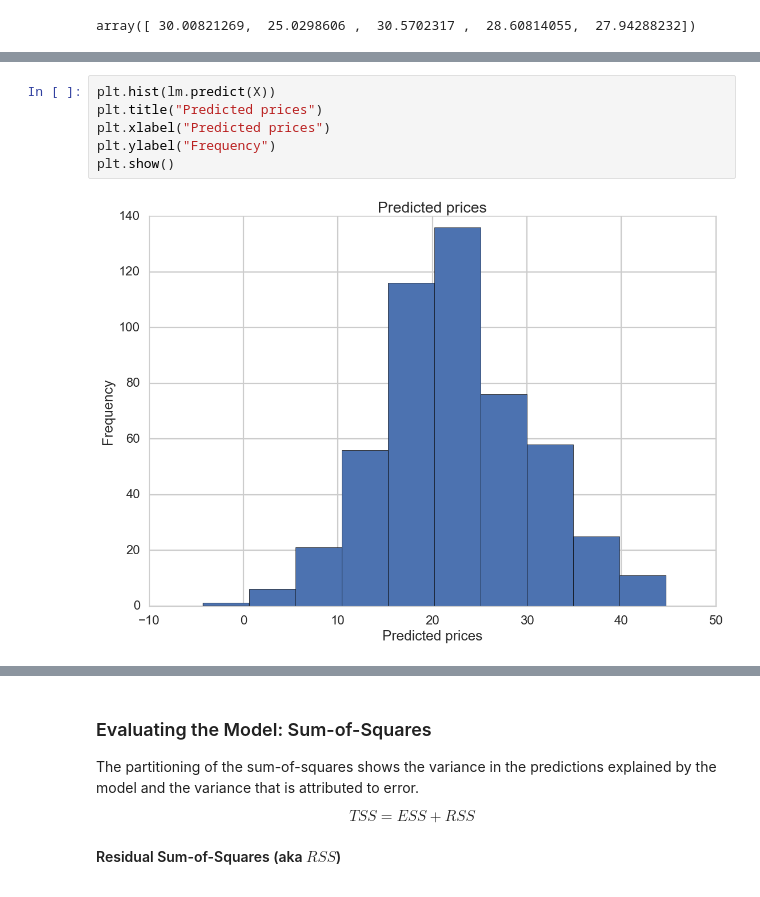
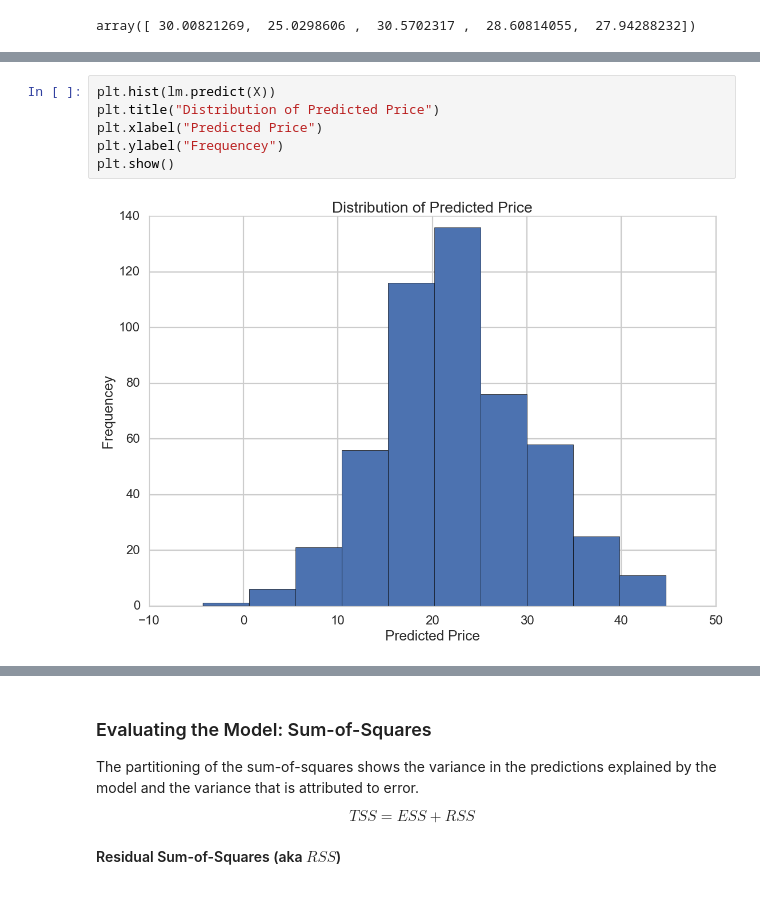
Before and after one commit to TancyKao/SP_miniProjs, a Jupyter notebook: Mini_Project_Linear_Regression_Result.ipynb, the cells around one changed output, grey strips where cells are left out. Saved outputs shown, nothing was run; the diff lists cells and outputs as text.

```diff
--- a/Mini_Project_Linear_Regression_Result.ipynb
+++ b/Mini_Project_Linear_Regression_Result.ipynb
@@ -542,8 +544,8 @@ array([ 30.00821269,  25.0298606 ,  30.5702317 ,  28.60814055,  27.94288232])
 # %%
 plt.hist(lm.predict(X))
-plt.title("Predicted prices")
-plt.xlabel("Predicted prices")
-plt.ylabel("Frequency")
+plt.title("Distribution of Predicted Price")
+plt.xlabel("Predicted Price")
+plt.ylabel("Frequencey")
 plt.show()
 # %% [output]
-[figure, old version]
+[figure, new version]
```
Also changed, not shown: parts of 48 cells of this notebook.
